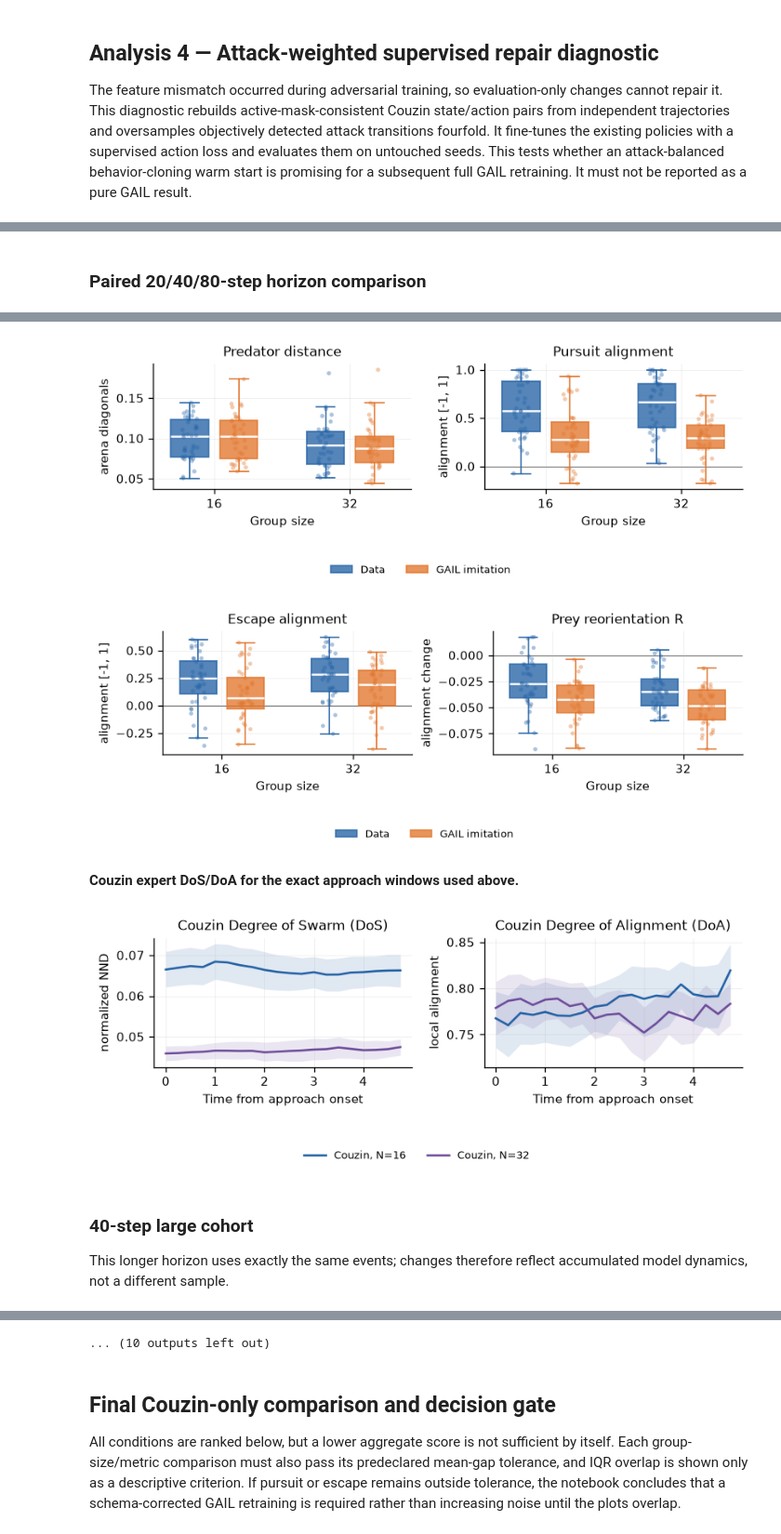
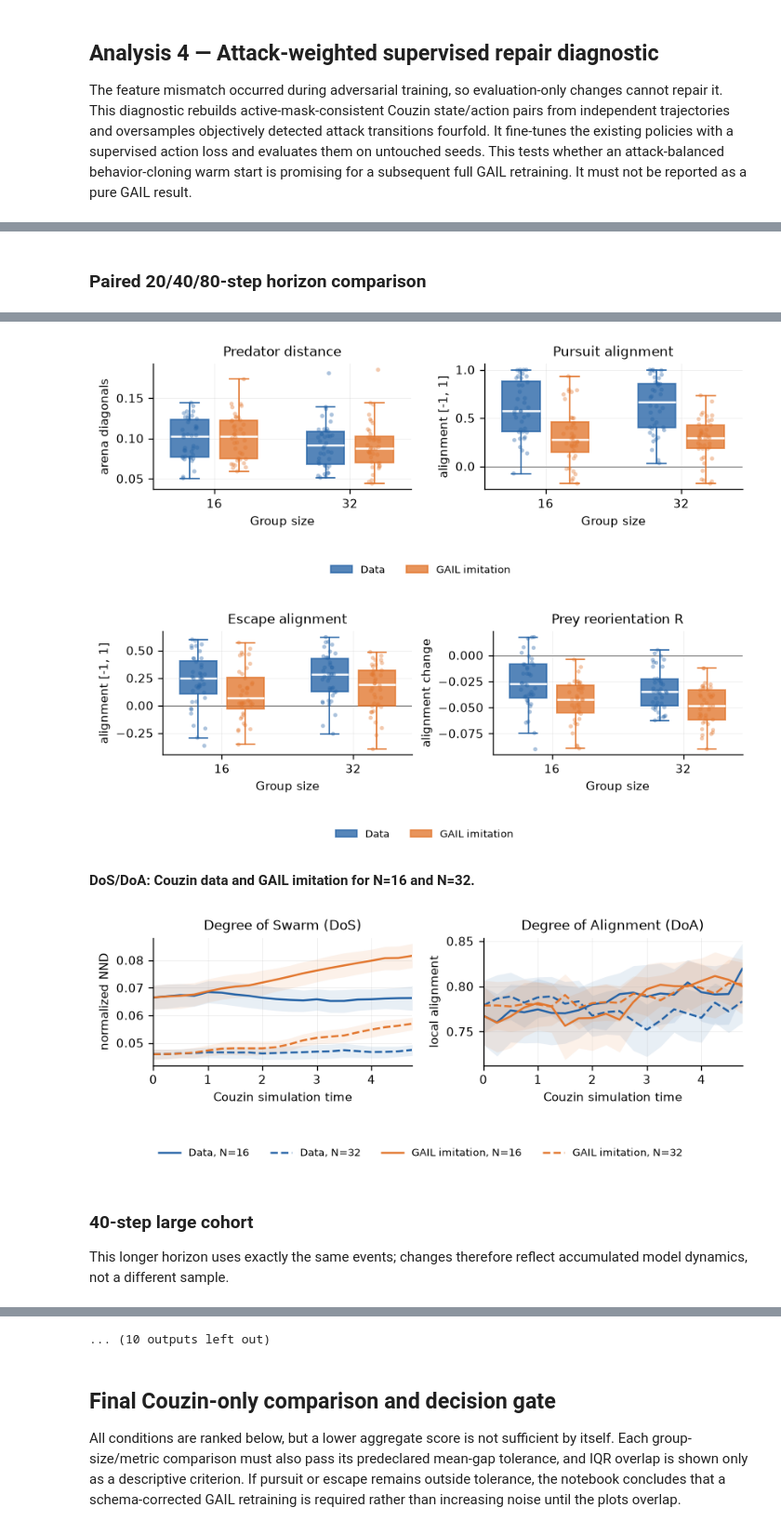
Before and after one commit to wirthy21/ICRA2027-PredatorPreyGAIL, a Jupyter notebook: Paper Analysis/couzin_test.ipynb, the cells around one changed output, grey strips where cells are left out. Shown at 93% size. Drawn from its saved outputs; the diff is of its cells as text; code cells hidden in the pictures.

```diff
--- a/Paper Analysis/couzin_test.ipynb
+++ b/Paper Analysis/couzin_test.ipynb
@@ -84,8 +84,8 @@ for spec in screen_specs:
     for category in ('Predator', 'Prey'):
         fig = ct.plot_behavior_boxplots(screen_results[spec.name], category)
         display(fig); plt.close(fig)
-    display(Markdown('**Couzin expert DoS/DoA for the trajectories used above.**'))
-    fig = ct.plot_expert_collective_timelines(screen_results[spec.name])
+    display(Markdown('**DoS/DoA: Couzin data and GAIL imitation for N=16 and N=32.**'))
+    fig = ct.plot_collective_timelines(screen_results[spec.name])
     display(fig); plt.close(fig)
     if SAVE_ARTIFACTS:
         ct.save_variant_artifacts(screen_results[spec.name], OUTPUT_DIR)
@@ -157,8 +157,8 @@ for spec in noise_specs:
     for category in ('Predator', 'Prey'):
         fig = ct.plot_behavior_boxplots(noise_results[spec.name], category)
         display(fig); plt.close(fig)
-    display(Markdown('**Couzin expert DoS/DoA for the trajectories used above.**'))
-    fig = ct.plot_expert_collective_timelines(noise_results[spec.name])
+    display(Markdown('**DoS/DoA: Couzin data and GAIL imitation for N=16 and N=32.**'))
+    fig = ct.plot_collective_timelines(noise_results[spec.name])
     display(fig); plt.close(fig)
     if SAVE_ARTIFACTS:
         ct.save_variant_artifacts(noise_results[spec.name], OUTPUT_DIR)
@@ -208,8 +208,8 @@ for window_steps in (20, 40, 80):
     for category in ('Predator', 'Prey'):
         fig = ct.plot_behavior_boxplots(result, category)
         display(fig); plt.close(fig)
-    display(Markdown('**Couzin expert DoS/DoA for these approach windows.**'))
-    fig = ct.plot_expert_collective_timelines(result)
+    display(Markdown('**DoS/DoA: Couzin data and GAIL imitation for N=16 and N=32.**'))
+    fig = ct.plot_collective_timelines(result)
     display(fig); plt.close(fig)
     if SAVE_ARTIFACTS:
         ct.save_variant_artifacts(result, OUTPUT_DIR)
@@ -269,8 +269,8 @@ display(repair_details[['n_prey', 'metric_label', 'expert_mean', 'imitation_mean
 for category in ('Predator', 'Prey'):
     fig = ct.plot_behavior_boxplots(repair_result, category)
     display(fig); plt.close(fig)
-display(Markdown('**Couzin expert DoS/DoA for the diagnostic evaluation trajectories.**'))
-fig = ct.plot_expert_collective_timelines(repair_result)
+display(Markdown('**DoS/DoA: Couzin data and GAIL imitation for N=16 and N=32.**'))
+fig = ct.plot_collective_timelines(repair_result)
 display(fig); plt.close(fig)
 if SAVE_ARTIFACTS:
     ct.save_variant_artifacts(repair_result, OUTPUT_DIR)
@@ -349,41 +349,41 @@ for horizon, result in large_approach_results.items():
     for category in ('Predator', 'Prey'):
         fig = ct.plot_behavior_boxplots(result, category)
         display(fig); plt.close(fig)
-    display(Markdown('**Couzin expert DoS/DoA for the exact approach windows used above.**'))
-    fig = ct.plot_expert_collective_timelines(result)
+    display(Markdown('**DoS/DoA: Couzin data and GAIL imitation for N=16 and N=32.**'))
+    fig = ct.plot_collective_timelines(result)
     display(fig); plt.close(fig)
     if SAVE_ARTIFACTS:
         ct.save_variant_artifacts(result, OUTPUT_DIR)
 # %% [output]
 ### Cohort construction audit
 |  | n_prey | target_windows | minimum_windows | selected_windows | source_rollouts_attempted | ... |
 | 0 | 16 | 40 | 30 | 40 | 70 | ... |
 | 1 | 32 | 40 | 30 | 40 | 70 | ... |
 ### Paired 20/40/80-step horizon comparison
 |  | variant | variant_label | mean_scaled_gap | mean_gap_passes | iqr_overlaps | comparisons |
 | 0 | large_independent_approach_20 | Large independent approach cohort... | 0.1126 | 8 | 12 | 12 |
 | 1 | large_independent_approach_40 | Large independent approach cohort... | 0.1614 | 7 | 7 | 12 |
 | 2 | large_independent_approach_80 | Large independent approach cohort... | 0.2016 | 5 | 4 | 12 |
 ### 20-step large cohort
 
 This is the primary immediate-response estimate: rollout drift has had the least time to accumulate.
 |  | n_prey | metric_label | expert_n | expert_mean | expert_q25 | expert_q75 | imitation_n | imitation_mean | ... |
 | 0 | 16 | Normalized predator distance | 40 | 0.0996 | 0.0773 | 0.1237 | 40 | 0.1019 | ... |
 | 1 | 16 | Pursuit alignment | 40 | 0.5969 | 0.3583 | 0.8803 | 40 | 0.3139 | ... |
 | 2 | 16 | Escape alignment | 40 | 0.2231 | 0.1053 | 0.4055 | 40 | 0.1086 | ... |
 | 3 | 16 | Prey reorientation R | 40 | -0.0261 | -0.0407 | -0.0087 | 40 | -0.0440 | ... |
 | 4 | 16 | Degree of Swarm (DoS) | 40 | 0.0665 | 0.0606 | 0.0756 | 40 | 0.0738 | ... |
 | 5 | 16 | Degree of Alignment (DoA) | 40 | 0.7840 | 0.7647 | 0.8212 | 40 | 0.7828 | ... |
 | 6 | 32 | Normalized predator distance | 40 | 0.0921 | 0.0680 | 0.1090 | 40 | 0.0914 | ... |
 | 7 | 32 | Pursuit alignment | 40 | 0.6306 | 0.4006 | 0.8598 | 40 | 0.2750 | ... |
 | 8 | 32 | Escape alignment | 40 | 0.2593 | 0.1235 | 0.4303 | 40 | 0.1539 | ... |
 | 9 | 32 | Prey reorientation R | 40 | -0.0328 | -0.0485 | -0.0226 | 40 | -0.0489 | ... |
 | 10 | 32 | Degree of Swarm (DoS) | 40 | 0.0466 | 0.0411 | 0.0501 | 40 | 0.0503 | ... |
 | 11 | 32 | Degree of Alignment (DoA) | 40 | 0.7756 | 0.7420 | 0.8064 | 40 | 0.7872 | ... |
 [figure]
 [figure]
-**Couzin expert DoS/DoA for the exact approach windows used above.**
+**DoS/DoA: Couzin data and GAIL imitation for N=16 and N=32.**
-[figure, old version]
+[figure, new version]
 ### 40-step large cohort
 
 This longer horizon uses exactly the same events; changes therefore reflect accumulated model dynamics, not a different sample.
```
Also changed, not shown: parts of 5 cells of this notebook, 3 other files.
